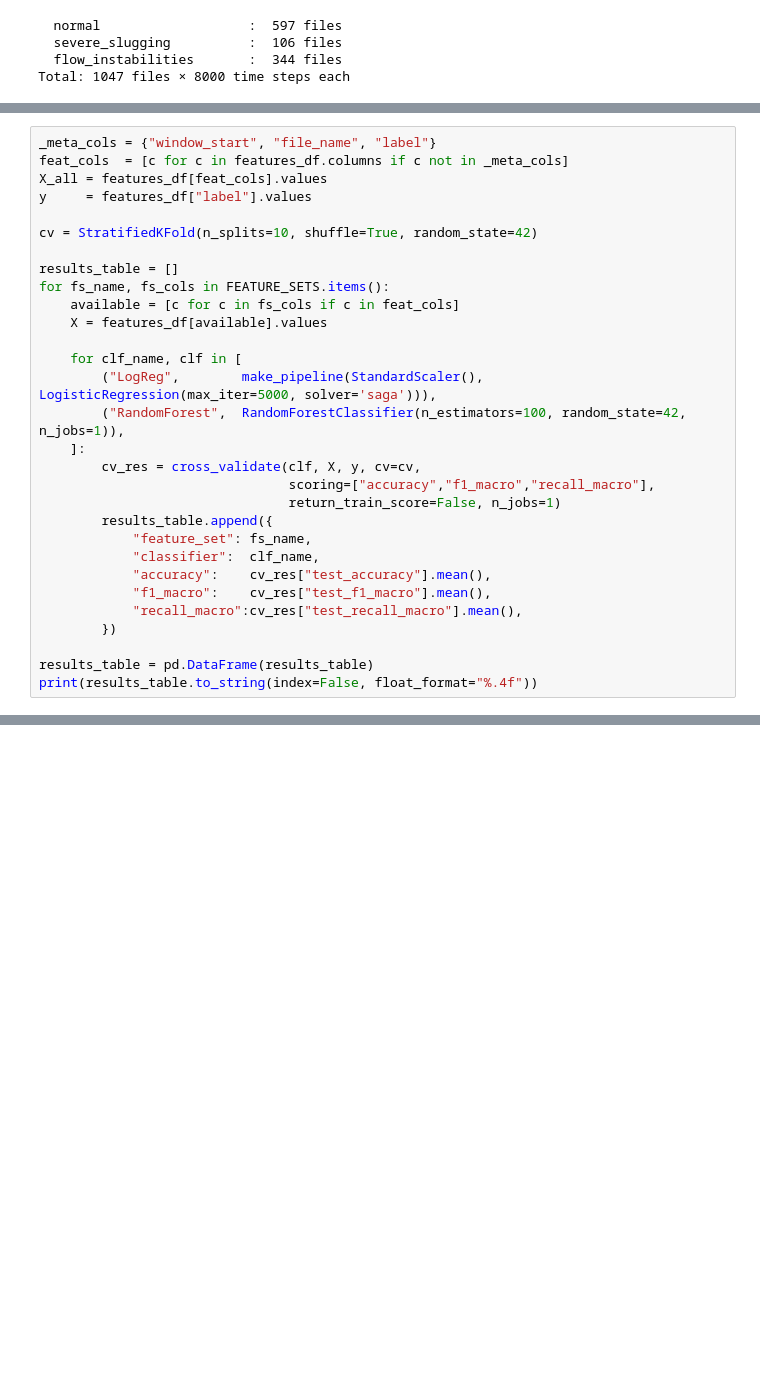
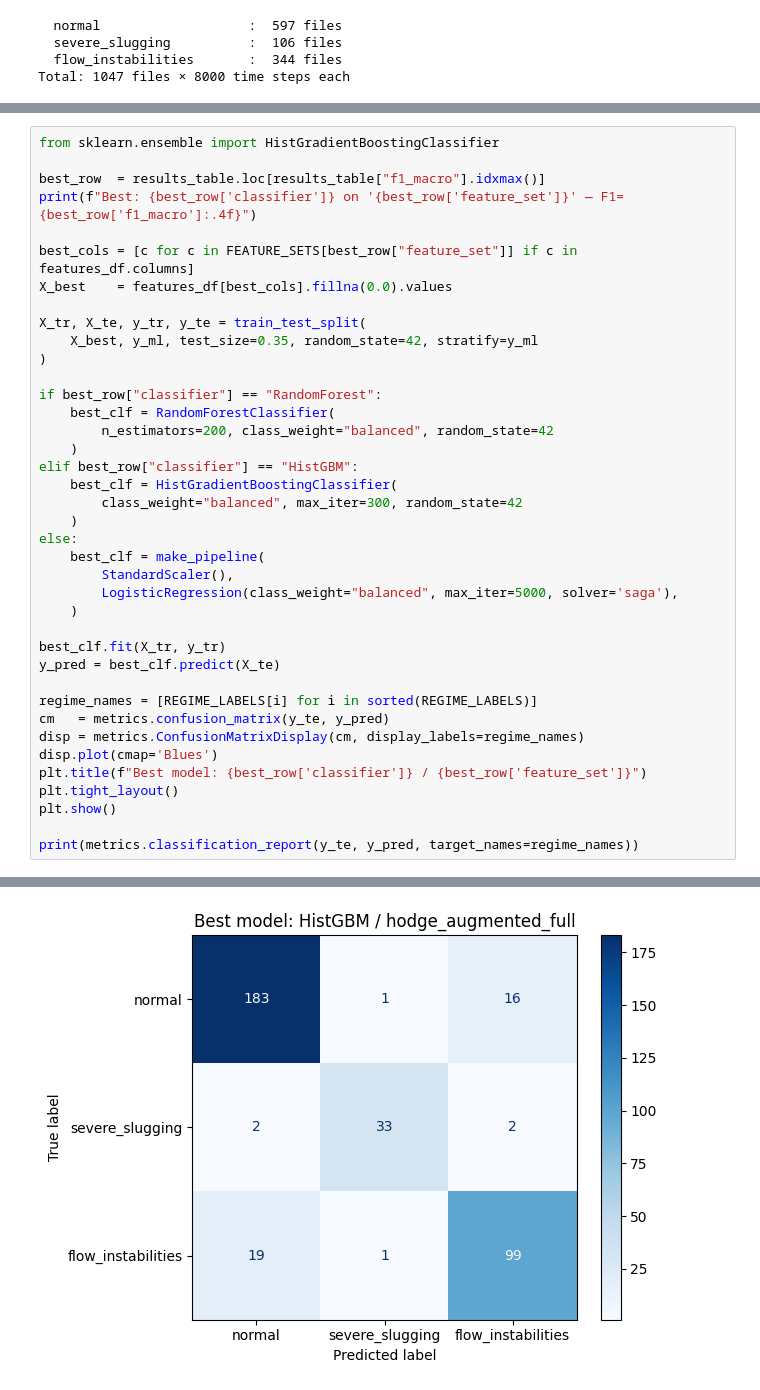
Before and after one commit to simonecasolo/TDA-for-Slugging, a Jupyter notebook: Hodge_Decomposition/hodge-slugging/notebooks/03_3w_hodge_classification.ipynb, the cells around one changed output, grey strips where cells are left out. Drawn from its saved outputs; the diff is of its cells as text; blank space fills up the shorter version.

```diff
--- a/Hodge_Decomposition/hodge-slugging/notebooks/03_3w_hodge_classification.ipynb
+++ b/Hodge_Decomposition/hodge-slugging/notebooks/03_3w_hodge_classification.ipynb
@@ -497,30 +1079,40 @@ Each feature set is evaluated independently.
 # %%
-_meta_cols = {"window_start", "file_name", "label"}
-feat_cols  = [c for c in features_df.columns if c not in _meta_cols]
-X_all = features_df[feat_cols].values
-y     = features_df["label"].values
+from sklearn.ensemble import HistGradientBoostingClassifier
 
-cv = StratifiedKFold(n_splits=10, shuffle=True, random_state=42)
+best_row  = results_table.loc[results_table["f1_macro"].idxmax()]
+print(f"Best: {best_row['classifier']} on '{best_row['feature_set']}' — F1={best_row['f1_macro']:.4f}")
 
-results_table = []
-for fs_name, fs_cols in FEATURE_SETS.items():
-    available = [c for c in fs_cols if c in feat_cols]
-    X = features_df[available].values
+best_cols = [c for c in FEATURE_SETS[best_row["feature_set"]] if c in features_df.columns]
+X_best    = features_df[best_cols].fillna(0.0).values
 
-    for clf_name, clf in [
-        ("LogReg",        make_pipeline(StandardScaler(), LogisticRegression(max_iter=5000, solver='saga'))),
-        ("RandomForest",  RandomForestClassifier(n_estimators=100, random_state=42, n_jobs=1)),
-    ]:
-        cv_res = cross_validate(clf, X, y, cv=cv,
-                                scoring=["accuracy","f1_macro","recall_macro"],
-                                return_train_score=False, n_jobs=1)
-        results_table.append({
-            "feature_set": fs_name,
-            "classifier":  clf_name,
-            "accuracy":    cv_res["test_accuracy"].mean(),
-            "f1_macro":    cv_res["test_f1_macro"].mean(),
-            "recall_macro":cv_res["test_recall_macro"].mean(),
-        })
+X_tr, X_te, y_tr, y_te = train_test_split(
+    X_best, y_ml, test_size=0.35, random_state=42, stratify=y_ml
+)
 
-results_table = pd.DataFrame(results_table)
-print(results_table.to_string(index=False, float_format="%.4f"))
+if best_row["classifier"] == "RandomForest":
+    best_clf = RandomForestClassifier(
+        n_estimators=200, class_weight="balanced", random_state=42
+    )
+elif best_row["classifier"] == "HistGBM":
+    best_clf = HistGradientBoostingClassifier(
+        class_weight="balanced", max_iter=300, random_state=42
+    )
+else:
+    best_clf = make_pipeline(
+        StandardScaler(),
+        LogisticRegression(class_weight="balanced", max_iter=5000, solver='saga'),
+    )
+
+best_clf.fit(X_tr, y_tr)
+y_pred = best_clf.predict(X_te)
+
+regime_names = [REGIME_LABELS[i] for i in sorted(REGIME_LABELS)]
+cm   = metrics.confusion_matrix(y_te, y_pred)
+disp = metrics.ConfusionMatrixDisplay(cm, display_labels=regime_names)
+disp.plot(cmap='Blues')
+plt.title(f"Best model: {best_row['classifier']} / {best_row['feature_set']}")
+plt.tight_layout()
+plt.show()
+
+print(metrics.classification_report(y_te, y_pred, target_names=regime_names))
+# %% [output]
@@ -526,0 +1120 @@ print(results_table.to_string(index=False, float_format="%.4f"))
+[figure, added]
```
Also changed, not shown: parts of 22 cells of this notebook, 7 other files.
